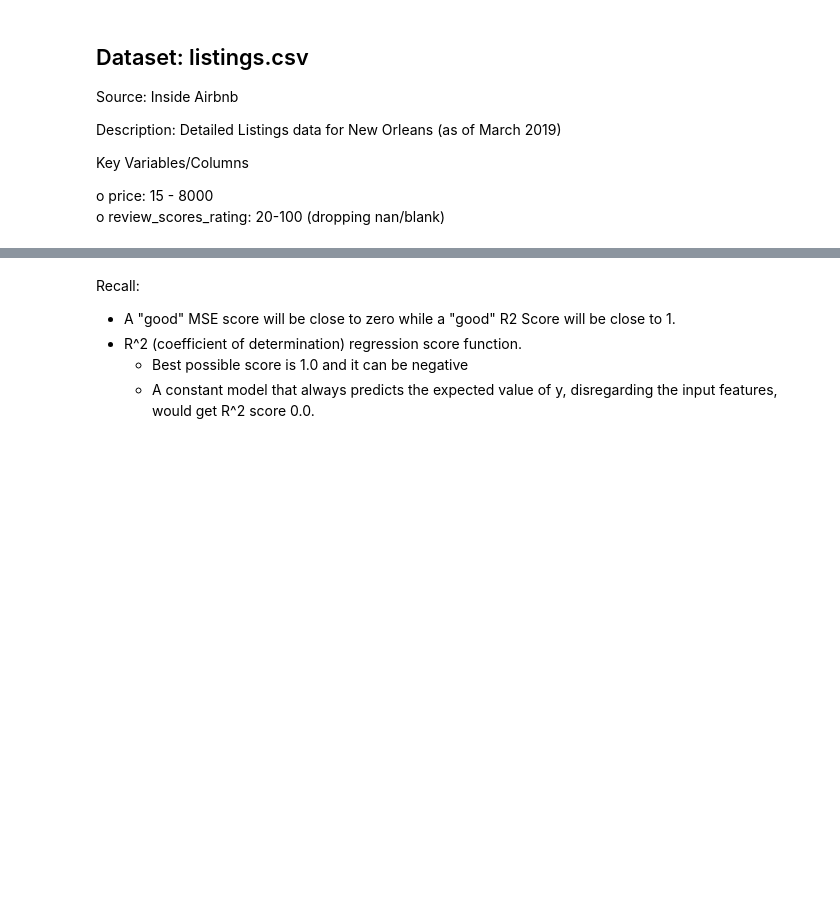
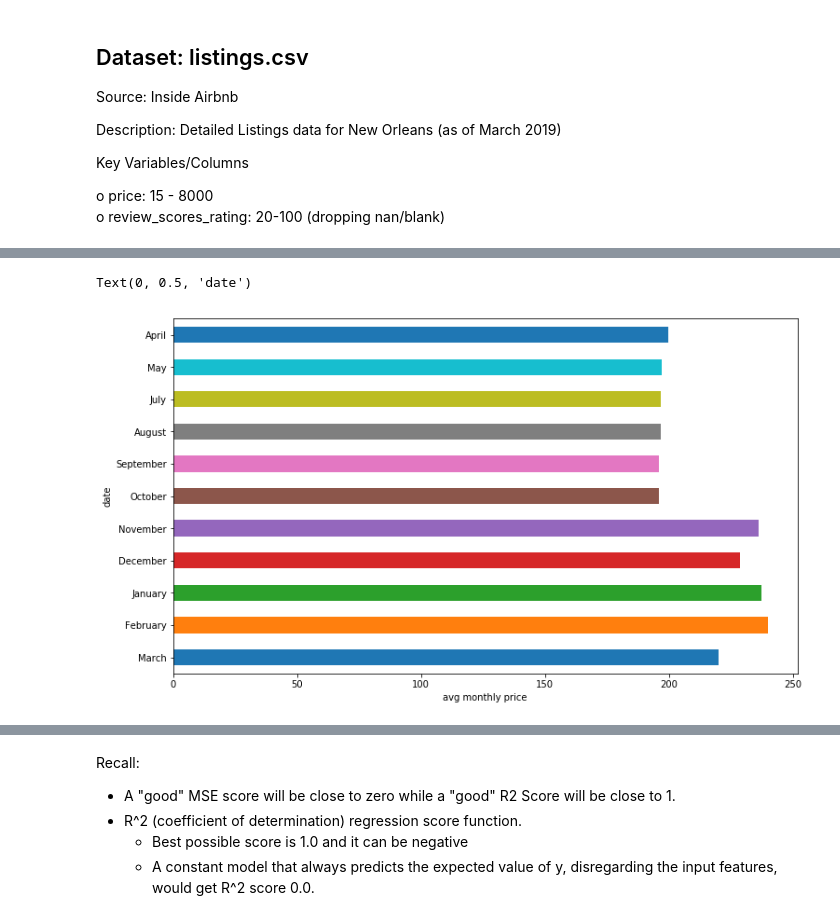
Before and after one commit to LoriHarris/Airbnb_ML, a Jupyter notebook: airbnb_listings.ipynb, the cells around one changed output, grey strips where cells are left out. Drawn from its saved outputs; the diff is of its cells as text; code cells hidden in the pictures; blank space fills up the shorter version.

Commit message:
updated code and graphs

```diff
--- a/airbnb_listings.ipynb
+++ b/airbnb_listings.ipynb
@@ -61,0 +254,8 @@ lst50.head()
+# %%
+mean_of_mo = lst.groupby(lst['last_scraped'].dt.strftime('%B'), sort=False)['price'].mean()
+mean_of_mo.plot(kind='barh', figsize=(12,7))
+plt.xlabel('avg monthly price')
+plt.ylabel('date')
+# %% [output]
+Text(0, 0.5, 'date')
+[figure, added]
```
Also changed, not shown: parts of 41 cells of this notebook, 4 other files.
